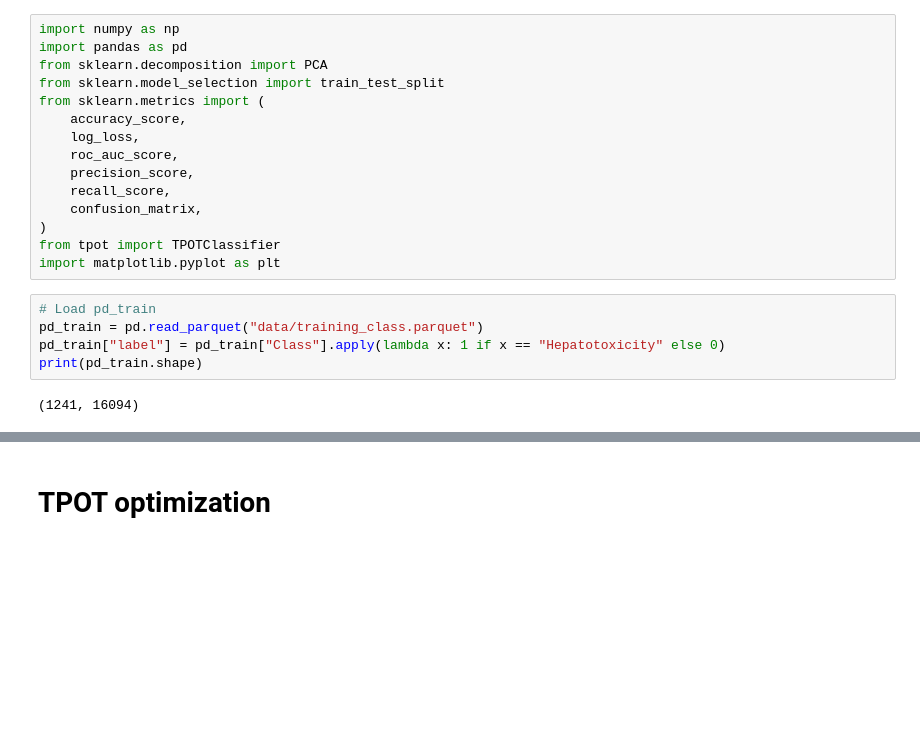
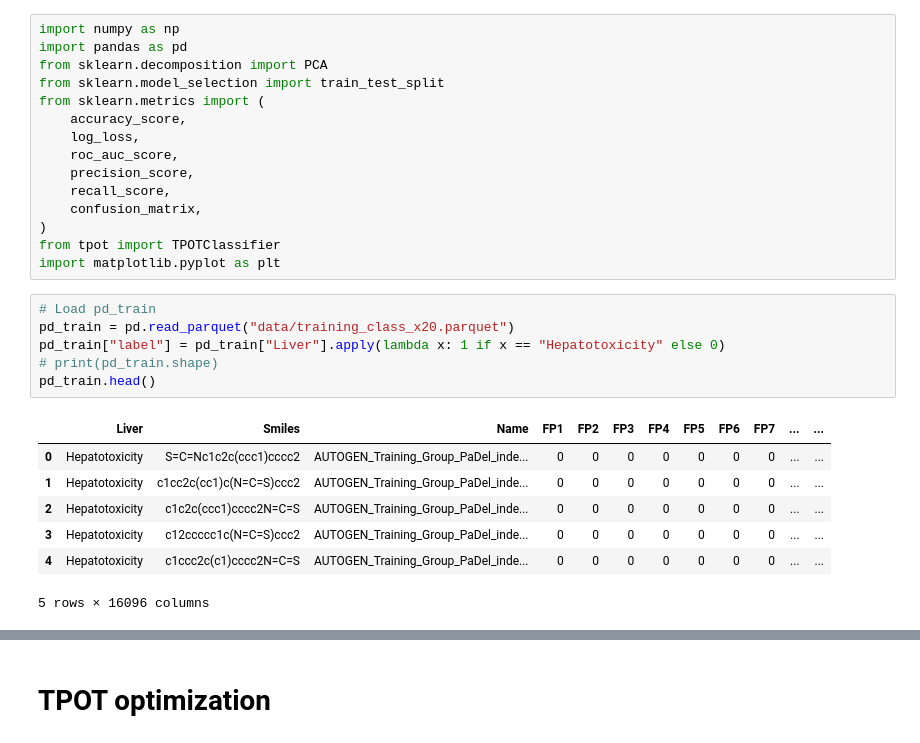
Before and after one commit to ongxuanhong/dili-drug-liver-interaction, a Jupyter notebook: 06.1_automl.ipynb, the cells around one changed output, grey strips where cells are left out. Cells and saved outputs as stored; diff of their text form; blank space fills up the shorter version.

```diff
--- a/06.1_automl.ipynb
+++ b/06.1_automl.ipynb
@@ -15,10 +15,17 @@ from tpot import TPOTClassifier
 import matplotlib.pyplot as plt
 # %%
 # Load pd_train
-pd_train = pd.read_parquet("data/training_class.parquet")
-pd_train["label"] = pd_train["Class"].apply(lambda x: 1 if x == "Hepatotoxicity" else 0)
-print(pd_train.shape)
+pd_train = pd.read_parquet("data/training_class_x20.parquet")
+pd_train["label"] = pd_train["Liver"].apply(lambda x: 1 if x == "Hepatotoxicity" else 0)
+# print(pd_train.shape)
+pd_train.head()
 # %% [output]
+|  | Liver | Smiles | Name | FP1 | FP2 | FP3 | FP4 | FP5 | FP6 | FP7 | ... | ... |
+| 0 | Hepatotoxicity | S=C=Nc1c2c(ccc1)cccc2 | AUTOGEN_Training_Group_PaDel_inde... | 0 | 0 | 0 | 0 | 0 | 0 | 0 | ... | ... |
+| 1 | Hepatotoxicity | c1cc2c(cc1)c(N=C=S)ccc2 | AUTOGEN_Training_Group_PaDel_inde... | 0 | 0 | 0 | 0 | 0 | 0 | 0 | ... | ... |
+| 2 | Hepatotoxicity | c1c2c(ccc1)cccc2N=C=S | AUTOGEN_Training_Group_PaDel_inde... | 0 | 0 | 0 | 0 | 0 | 0 | 0 | ... | ... |
+| 3 | Hepatotoxicity | c12ccccc1c(N=C=S)ccc2 | AUTOGEN_Training_Group_PaDel_inde... | 0 | 0 | 0 | 0 | 0 | 0 | 0 | ... | ... |
+| 4 | Hepatotoxicity | c1ccc2c(c1)cccc2N=C=S | AUTOGEN_Training_Group_PaDel_inde... | 0 | 0 | 0 | 0 | 0 | 0 | 0 | ... | ... |
-(1241, 16094)
+5 rows × 16096 columns
 # %%
 # Load pd_test
```
Also changed, not shown: parts of 3 cells of this notebook.
